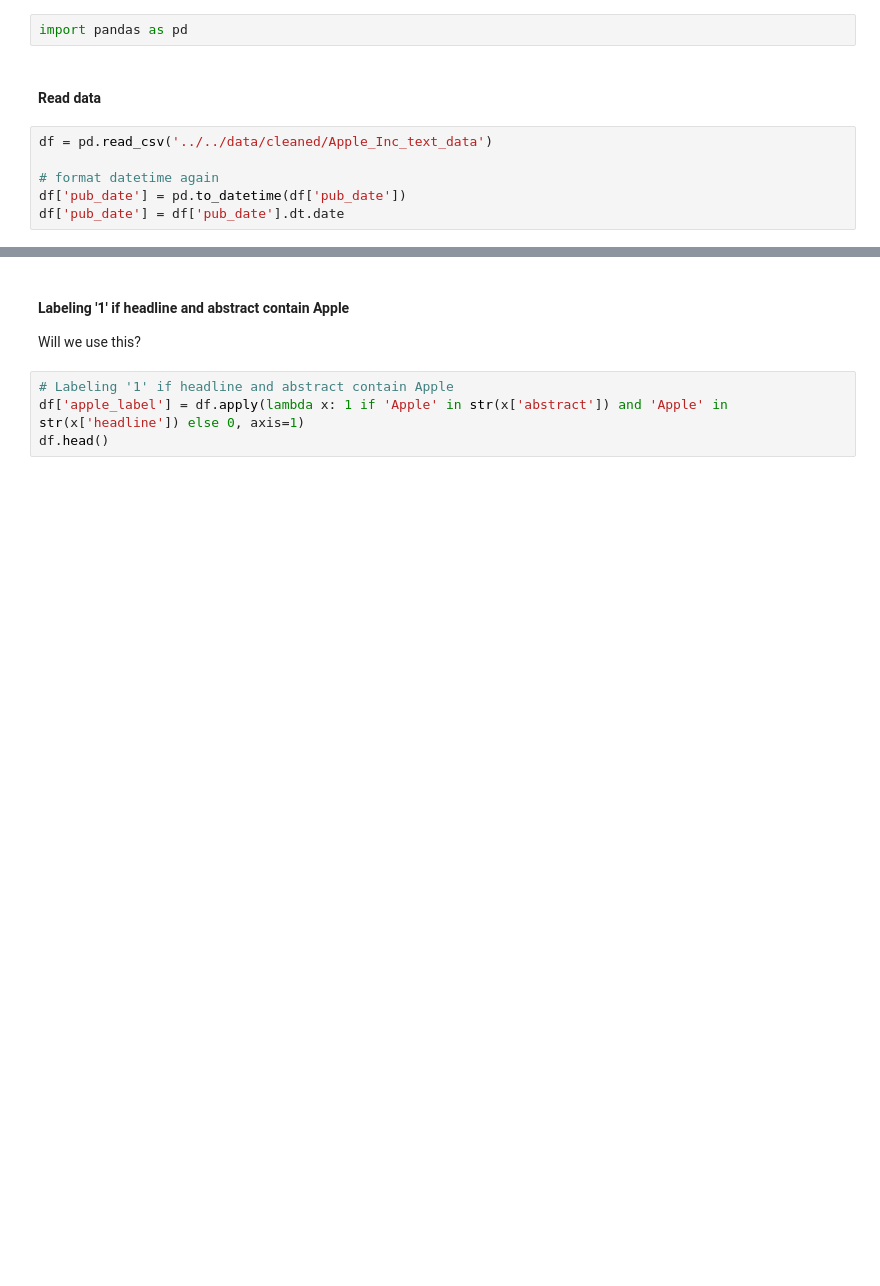
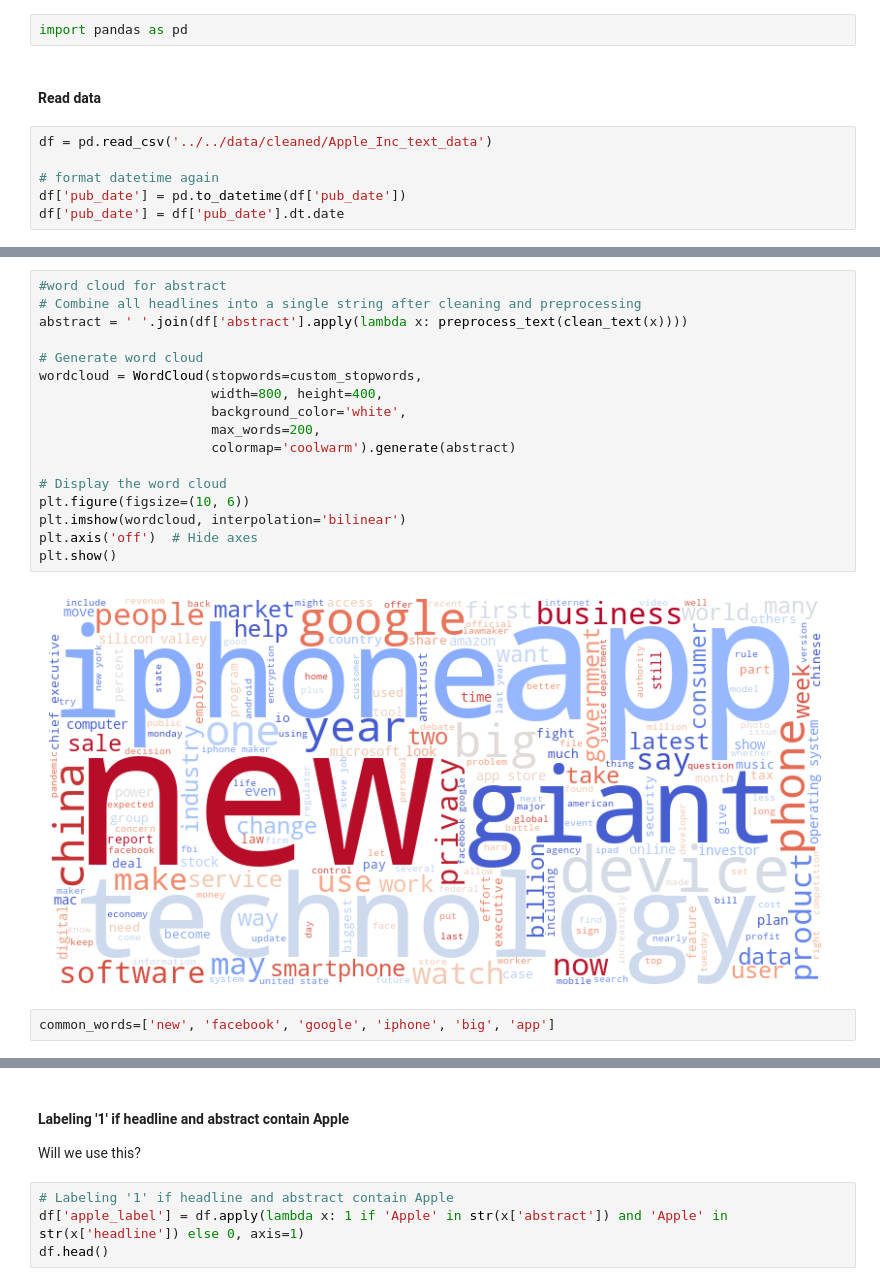
Before and after one commit to xavsant/multimodal_stockprice_prediction, a Jupyter notebook: notebooks/experiments/sentiment_models.ipynb, the cells around one changed output, grey strips where cells are left out. Cells and saved outputs as stored; diff of their text form; blank space fills up the shorter version.

```diff
--- a/notebooks/experiments/sentiment_models.ipynb
+++ b/notebooks/experiments/sentiment_models.ipynb
@@ -12,0 +114,21 @@ df['pub_date'] = df['pub_date'].dt.date
+# %%
+#word cloud for abstract
+# Combine all headlines into a single string after cleaning and preprocessing
+abstract = ' '.join(df['abstract'].apply(lambda x: preprocess_text(clean_text(x))))
+
+# Generate word cloud
+wordcloud = WordCloud(stopwords=custom_stopwords,
+                      width=800, height=400,
+                      background_color='white',
+                      max_words=200,
+                      colormap='coolwarm').generate(abstract)
+
+# Display the word cloud
+plt.figure(figsize=(10, 6))
+plt.imshow(wordcloud, interpolation='bilinear')
+plt.axis('off')  # Hide axes
+plt.show()
+# %% [output]
+[figure, added]
+# %%
+common_words=['new', 'facebook', 'google', 'iphone', 'big', 'app']
```
Also changed, not shown: parts of 57 cells of this notebook.
